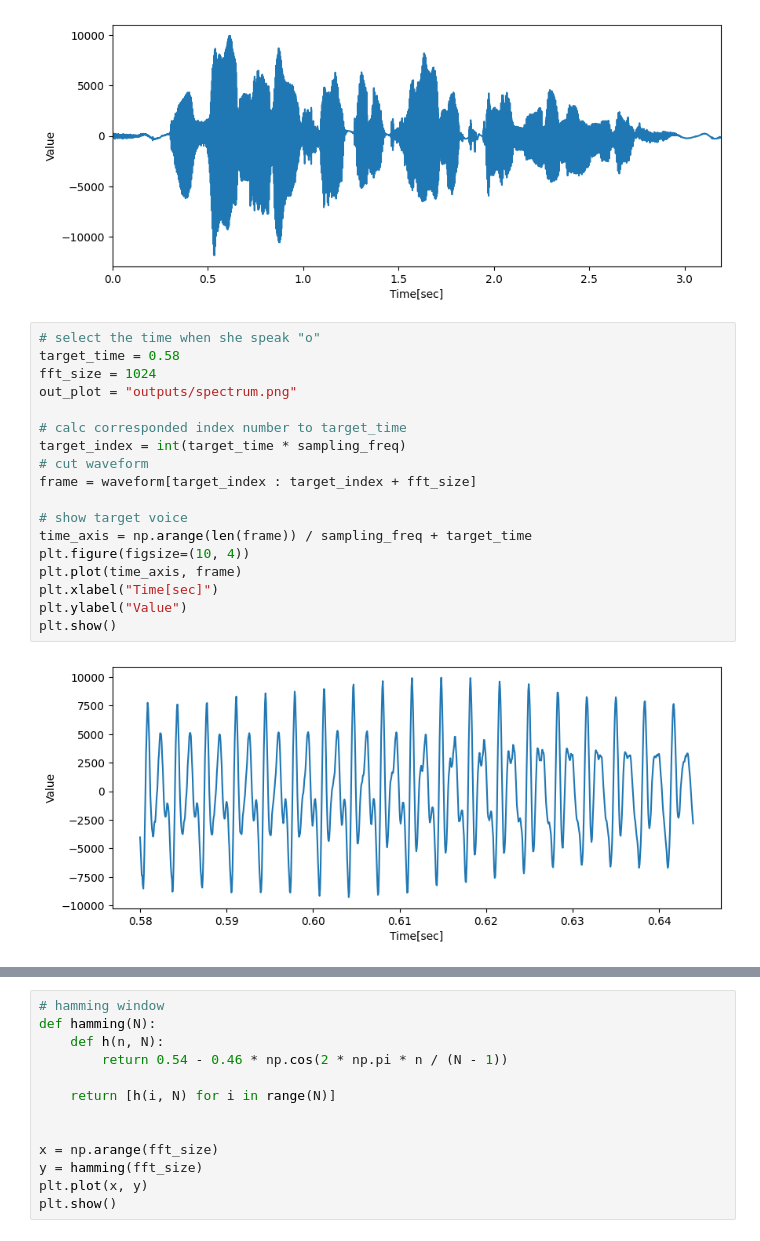
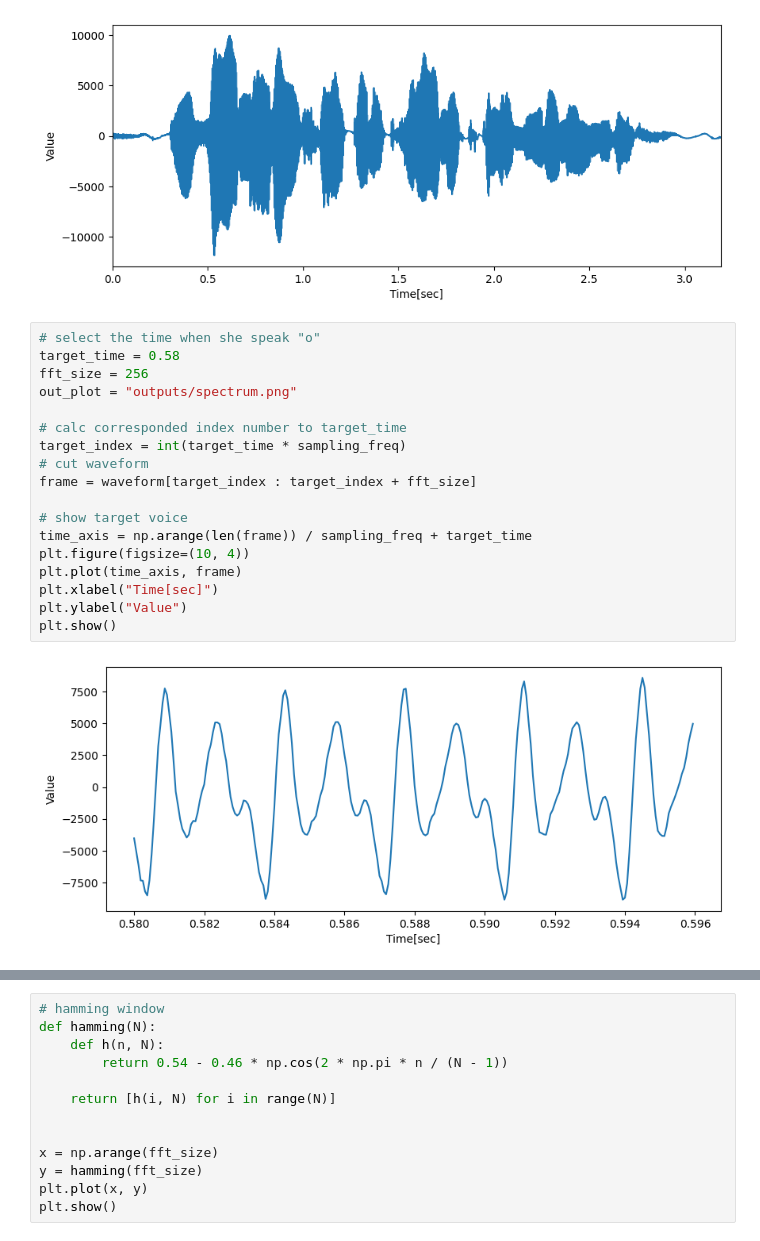
Before and after one commit to umepy/voice_recognition_practice, a Jupyter notebook: voice_analysis.ipynb, the cells around one changed output, grey strips where cells are left out. Cells and saved outputs as stored; diff of their text form.

```diff
--- a/voice_analysis.ipynb
+++ b/voice_analysis.ipynb
@@ -118,23 +116,23 @@ Number of Samples: 51040
 # %%
 # select the time when she speak "o"
 target_time = 0.58
-fft_size = 1024
+fft_size = 256
 out_plot = "outputs/spectrum.png"
 
 # calc corresponded index number to target_time
 target_index = int(target_time * sampling_freq)
 # cut waveform
 frame = waveform[target_index : target_index + fft_size]
 
 # show target voice
 time_axis = np.arange(len(frame)) / sampling_freq + target_time
 plt.figure(figsize=(10, 4))
 plt.plot(time_axis, frame)
 plt.xlabel("Time[sec]")
 plt.ylabel("Value")
 plt.show()
 # %% [output]
-[figure, old version]
+[figure, new version]
 # %%
 # apply FFT to the target voice, and check spectrum
 spectrum = np.fft.fft(frame)
```
Also changed, not shown: parts of 12 cells of this notebook, 9 other files.
